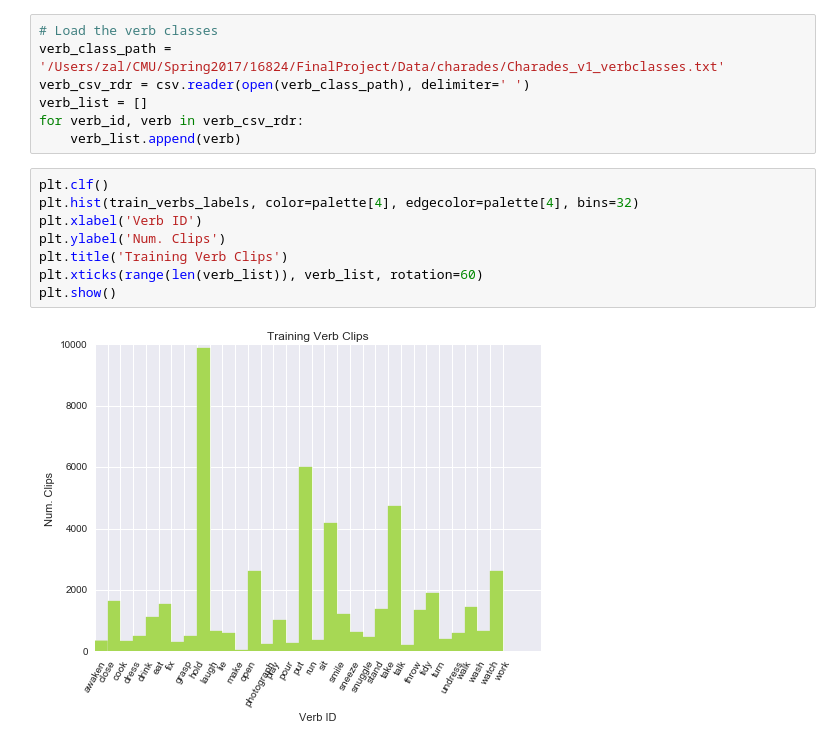
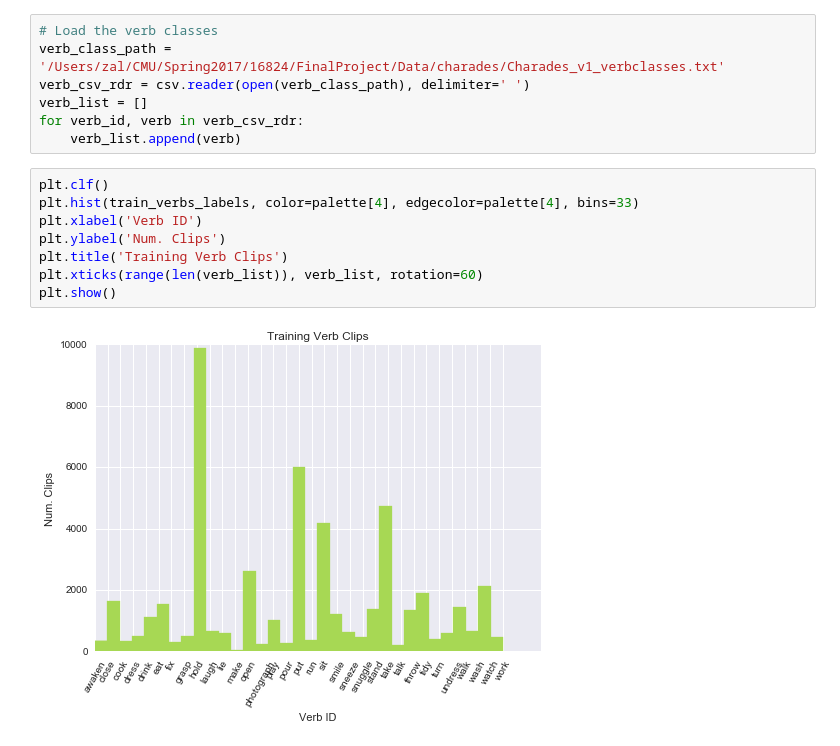
Before and after one commit to salmedina/16824_FinalProject, a Jupyter notebook: notebooks/Charades Analysis.ipynb, the cells around one changed output. Drawn from its saved outputs; the diff is of its cells as text.

```diff
--- a/notebooks/Charades Analysis.ipynb
+++ b/notebooks/Charades Analysis.ipynb
@@ -256,14 +256,14 @@ for verb_id, verb in verb_csv_rdr:
     verb_list.append(verb)
 # %%
 plt.clf()
-plt.hist(train_verbs_labels, color=palette[4], edgecolor=palette[4], bins=32)
+plt.hist(train_verbs_labels, color=palette[4], edgecolor=palette[4], bins=33)
 plt.xlabel('Verb ID')
 plt.ylabel('Num. Clips')
 plt.title('Training Verb Clips')
 plt.xticks(range(len(verb_list)), verb_list, rotation=60)
 plt.show()
 # %% [output]
-[figure, old version]
+[figure, new version]
 # %%
 plt.clf()
 plt.hist(test_verbs_labels, color=palette[5], edgecolor=palette[5], bins=33)
```
Also changed, not shown: parts of 1 cell of this notebook.
